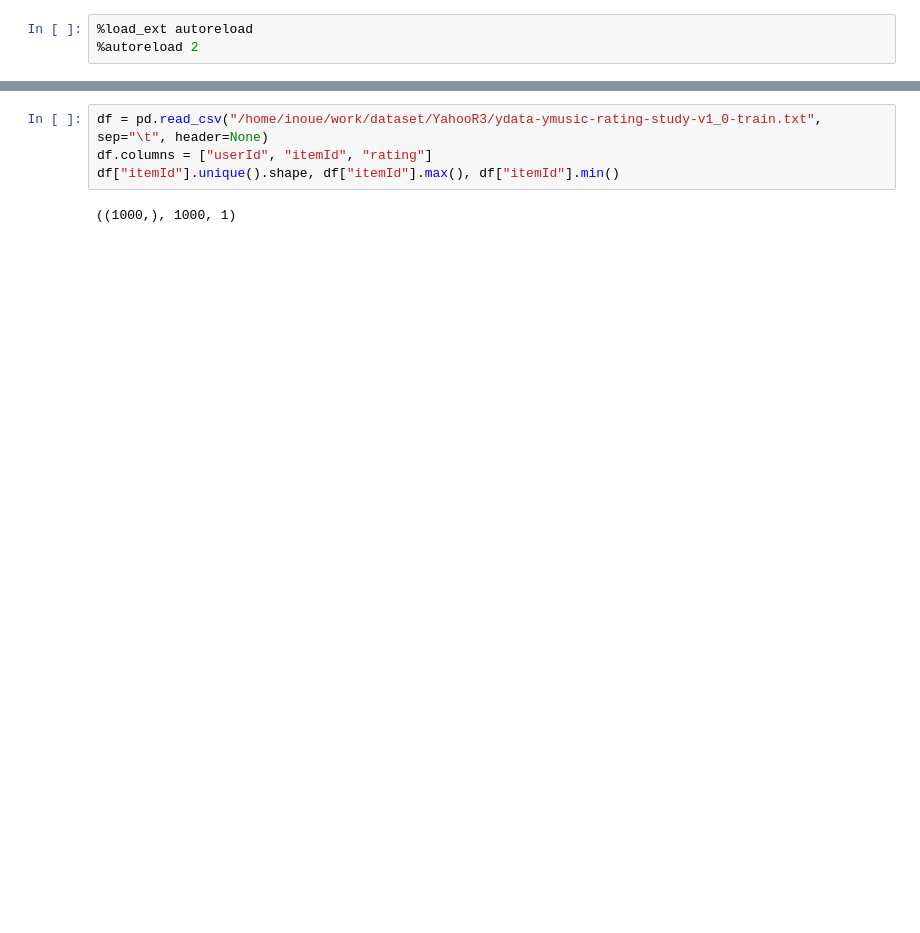
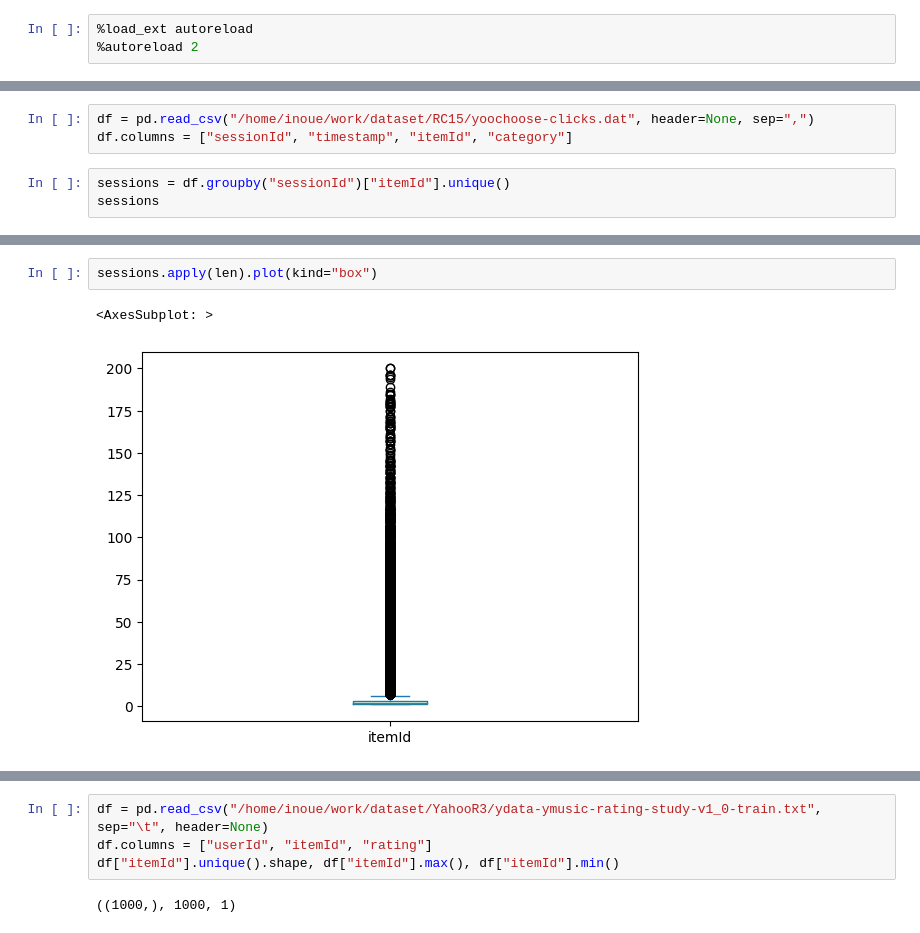
Before and after one commit to Showhey798/RLRecs, a Jupyter notebook: notebooks/practice.ipynb, the cells around one changed output, grey strips where cells are left out. Saved outputs shown, nothing was run; the diff lists cells and outputs as text; blank space fills up the shorter version.

```diff
--- a/notebooks/practice.ipynb
+++ b/notebooks/practice.ipynb
@@ -6,0 +66,6 @@ from tqdm.notebook import tqdm
+# %%
+df = pd.read_csv("/home/inoue/work/dataset/RC15/yoochoose-clicks.dat", header=None, sep=",")
+df.columns = ["sessionId", "timestamp", "itemId", "category"]
+# %%
+sessions = df.groupby("sessionId")["itemId"].unique()
+sessions
@@ -6,0 +101,5 @@ from tqdm.notebook import tqdm
+# %%
+sessions.apply(len).plot(kind="box")
+# %% [output]
+<AxesSubplot: >
+[figure, added]
```
Also changed, not shown: parts of 14 cells of this notebook, 26 other files.
